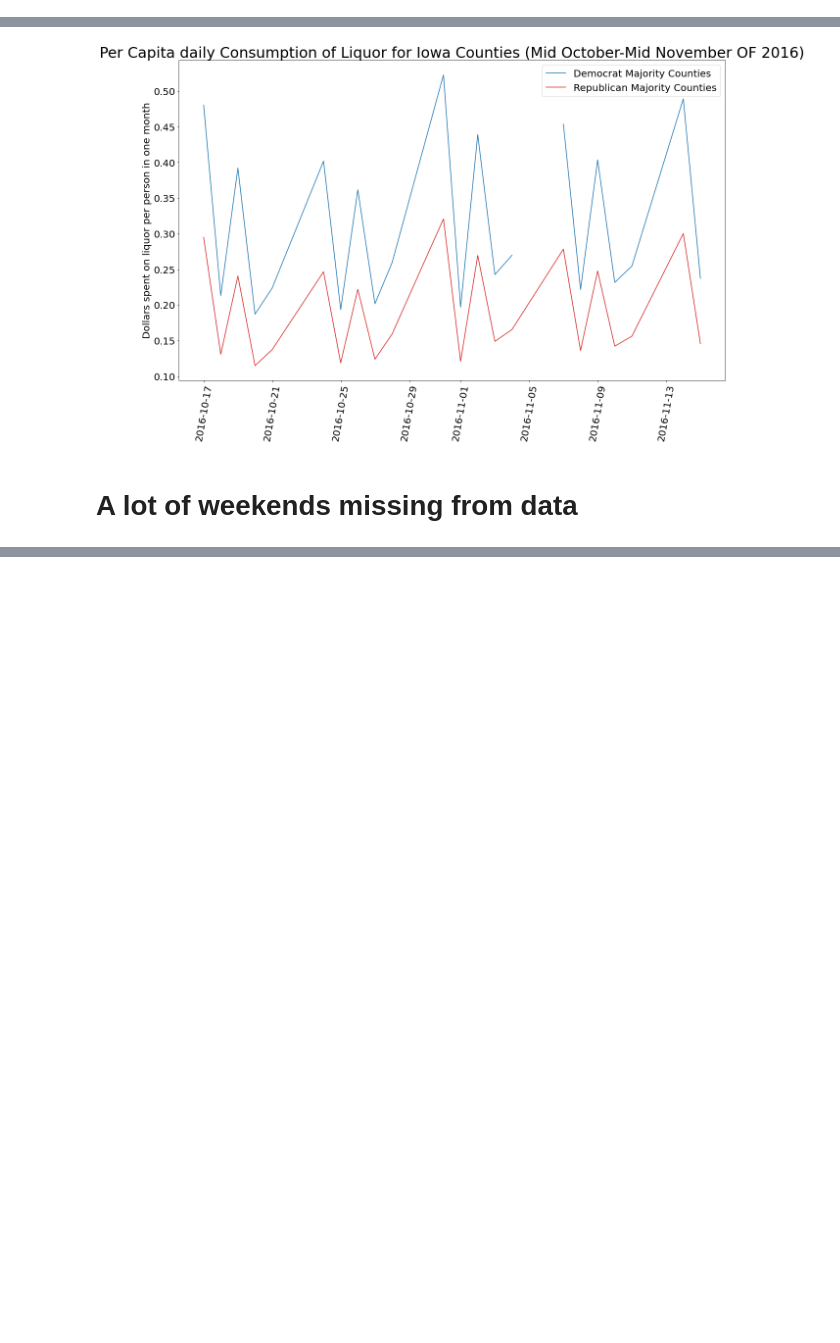
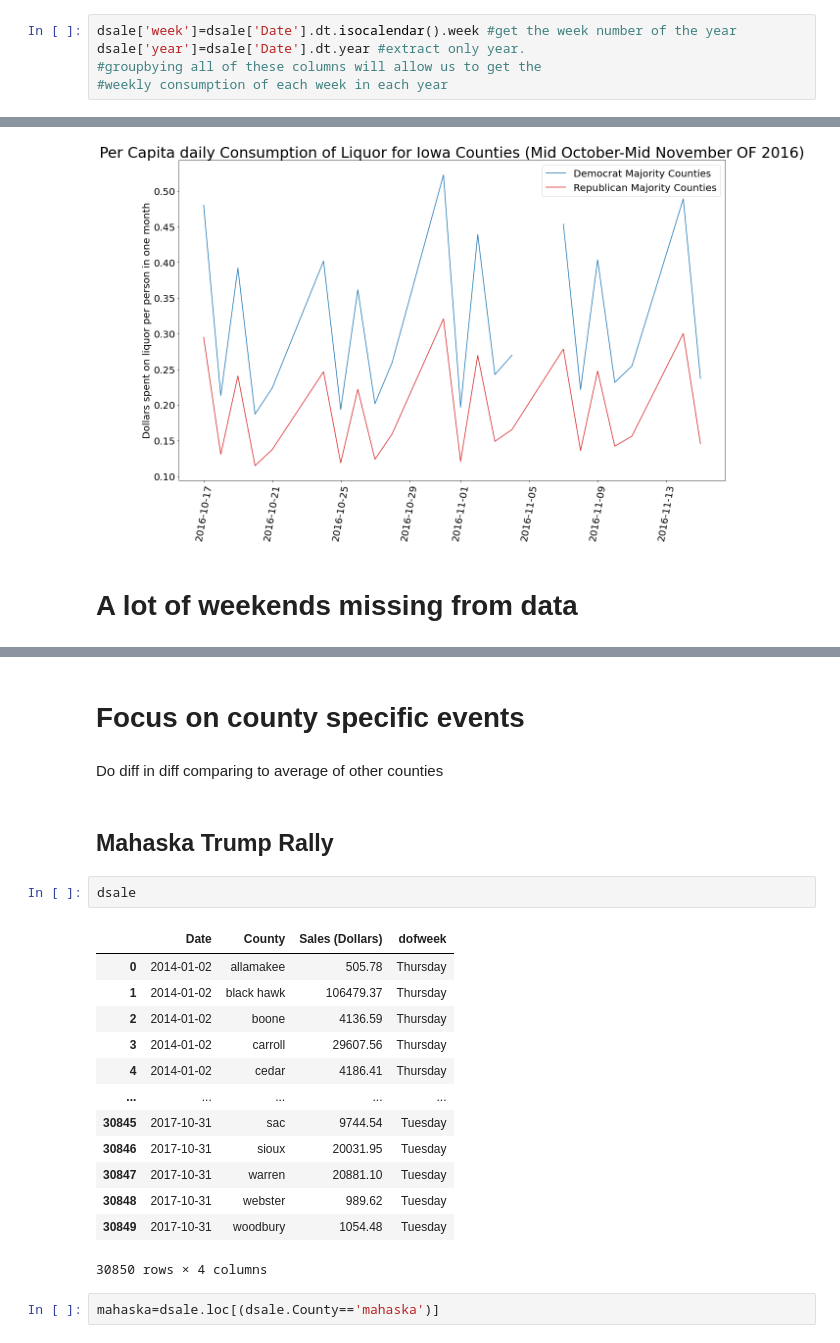
Before and after one commit to kekstrom/ACE592_group, a Jupyter notebook: Iowa Liquor Data Vis.ipynb, the cells around one changed output, grey strips where cells are left out. Saved outputs shown, nothing was run; the diff lists cells and outputs as text; blank space fills up the shorter version.

Commit message:
Checked on Sundays in original dataset. Everything checks out. Also did some more work with data vis notebook. We should aggregate by week of year

```diff
--- a/Iowa Liquor Data Vis.ipynb
+++ b/Iowa Liquor Data Vis.ipynb
@@ -121,6 +121,11 @@ dsale=pd.read_csv("daily_county_sales.csv") #read in daily sales of liquor
 # %%
 dsale.Date=pd.to_datetime(dsale.Date)
 dsale['dofweek']=dsale.Date.dt.day_name()
+# %%
+dsale['week']=dsale['Date'].dt.isocalendar().week #get the week number of the year
+dsale['year']=dsale['Date'].dt.year #extract only year.
+#groupbying all of these columns will allow us to get the
+#weekly consumption of each week in each year
 # %%
 idsale=pd.merge(dsale,iowa,left_on='County',right_on='NAME10',indicator=True) #merge liquor sales with iowa county info
 # %%
@@ -186 +196,25 @@ Wednesday    4
 Name: dofweek, dtype: int64
+# %% [markdown]
+# Focus on county specific events
+# %% [markdown]
+Do diff in diff comparing to average of other counties
+# %% [markdown]
+## Mahaska Trump Rally
+# %%
+dsale
+# %% [output]
+|  | Date | County | Sales (Dollars) | dofweek |
+| 0 | 2014-01-02 | allamakee | 505.78 | Thursday |
+| 1 | 2014-01-02 | black hawk | 106479.37 | Thursday |
+| 2 | 2014-01-02 | boone | 4136.59 | Thursday |
+| 3 | 2014-01-02 | carroll | 29607.56 | Thursday |
+| 4 | 2014-01-02 | cedar | 4186.41 | Thursday |
+| ... | ... | ... | ... | ... |
+| 30845 | 2017-10-31 | sac | 9744.54 | Tuesday |
+| 30846 | 2017-10-31 | sioux | 20031.95 | Tuesday |
+| 30847 | 2017-10-31 | warren | 20881.10 | Tuesday |
+| 30848 | 2017-10-31 | webster | 989.62 | Tuesday |
+| 30849 | 2017-10-31 | woodbury | 1054.48 | Tuesday |
+30850 rows × 4 columns
+# %%
+mahaska=dsale.loc[(dsale.County=='mahaska')]
```
Also changed, not shown: parts of 13 cells of this notebook, 1 other file.
